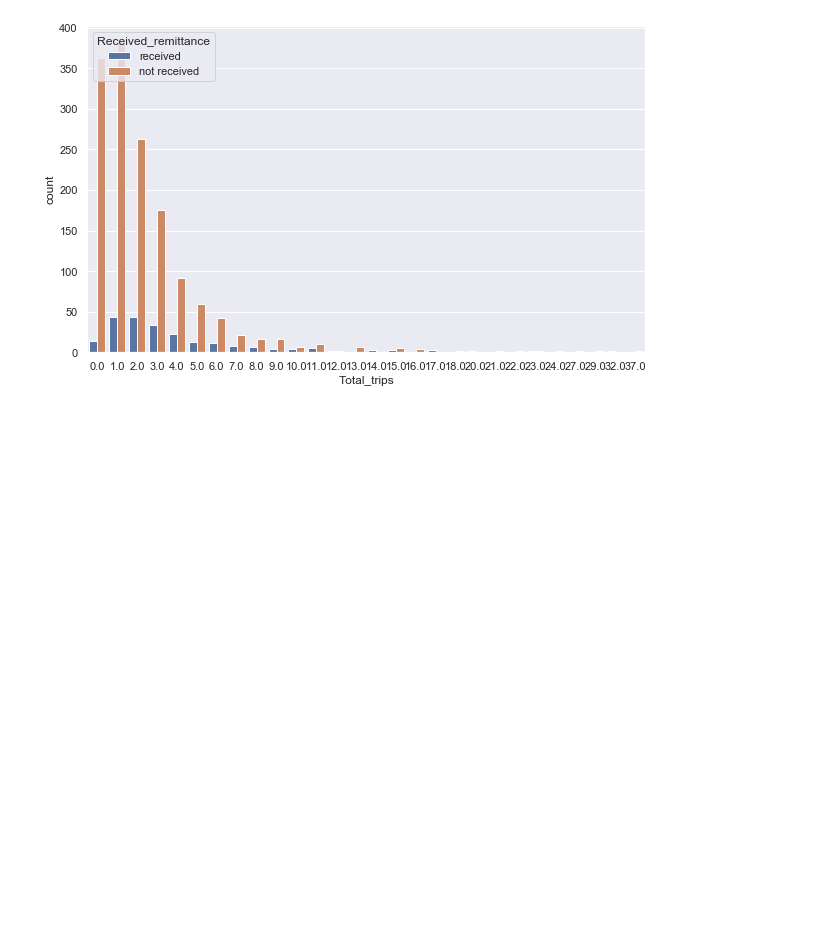
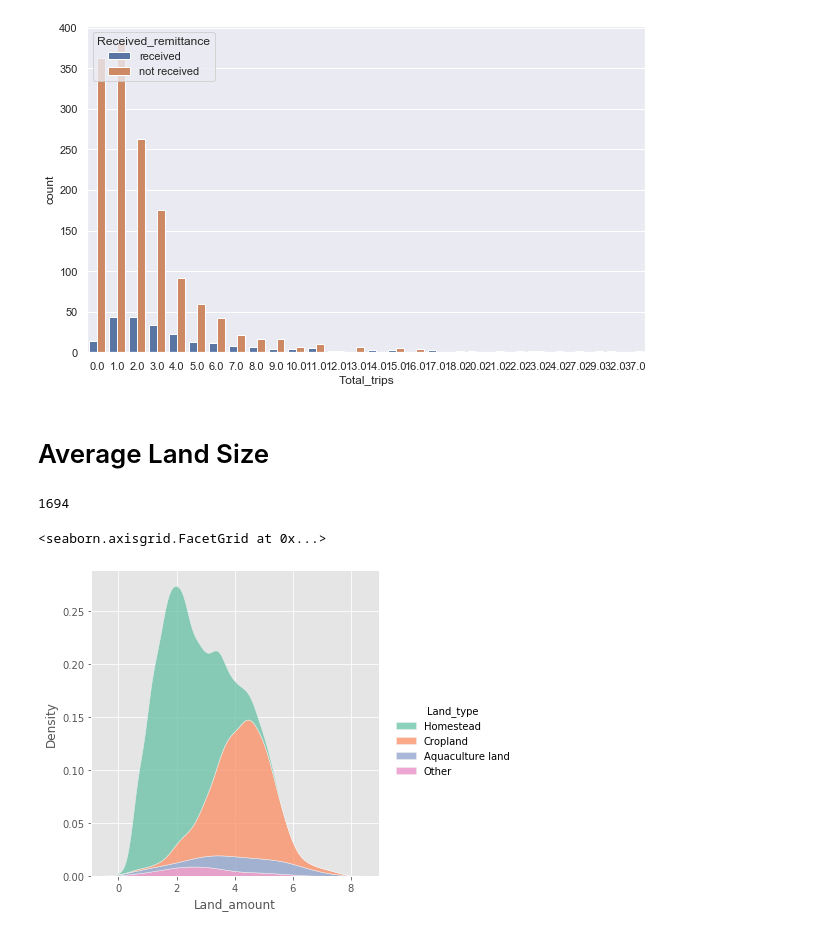
Before and after one commit to bestkb/ABM_py, a Jupyter notebook: BEMS_survey-master-data/data/EDA.ipynb, the cells around one changed output. Cells and saved outputs as stored; diff of their text form; code cells hidden in the pictures; blank space fills up the shorter version.

```diff
--- a/BEMS_survey-master-data/data/EDA.ipynb
+++ b/BEMS_survey-master-data/data/EDA.ipynb
@@ -446,3 +469,29 @@ sns.countplot(x="Total_trips", hue="Received_remittance", data=df_house)
 # %% [output]
 <matplotlib.axes._subplots.AxesSubplot at 0x...>
 [figure]
+# %% [markdown]
+# Average Land Size
+# %%
+types = [x for x in pd.unique(df_house[land_type_cols].values.ravel("K")) if str(x) != "nan"]
+df_land_size = pd.DataFrame(columns = ["Household"] +  types)
+for i, row in df_house.iterrows():
+    df_land_size.loc[i, "Household"] = row["h_idnumber"]
+    for t in types:
+        amount = 0
+        for j, col in enumerate(land_type_cols):
+            if row[col] == t:
+                amount += row[land_amount_cols[j]]
+        df_land_size.loc[i, t] = amount
+    print(i, end="\r")
+
+df_land_size_melt = df_land_size.melt(id_vars=["Household"], value_vars=types).rename(columns={"variable": "Land_type", "value": "Land_amount"})
+df_land_size_melt["Land_amount"] = pd.to_numeric(df_land_size_melt["Land_amount"])
+df_land_size_log = df_land_size_melt.copy()
+df_land_size_log["Land_amount"] = np.where(df_land_size_log["Land_amount"]>0, np.log(df_land_size_log["Land_amount"]), 0)
+# %% [output]
+1694
+# %%
+sns.displot(x="Land_amount", hue="Land_type", kind="kde", palette="Set2", multiple="stack", fill=True, data=df_land_size_log[df_land_size_log["Land_amount"]>0])
+# %% [output]
+<seaborn.axisgrid.FacetGrid at 0x...>
+[figure, added]
```
Also changed, not shown: parts of 14 cells of this notebook, 12 other files.
